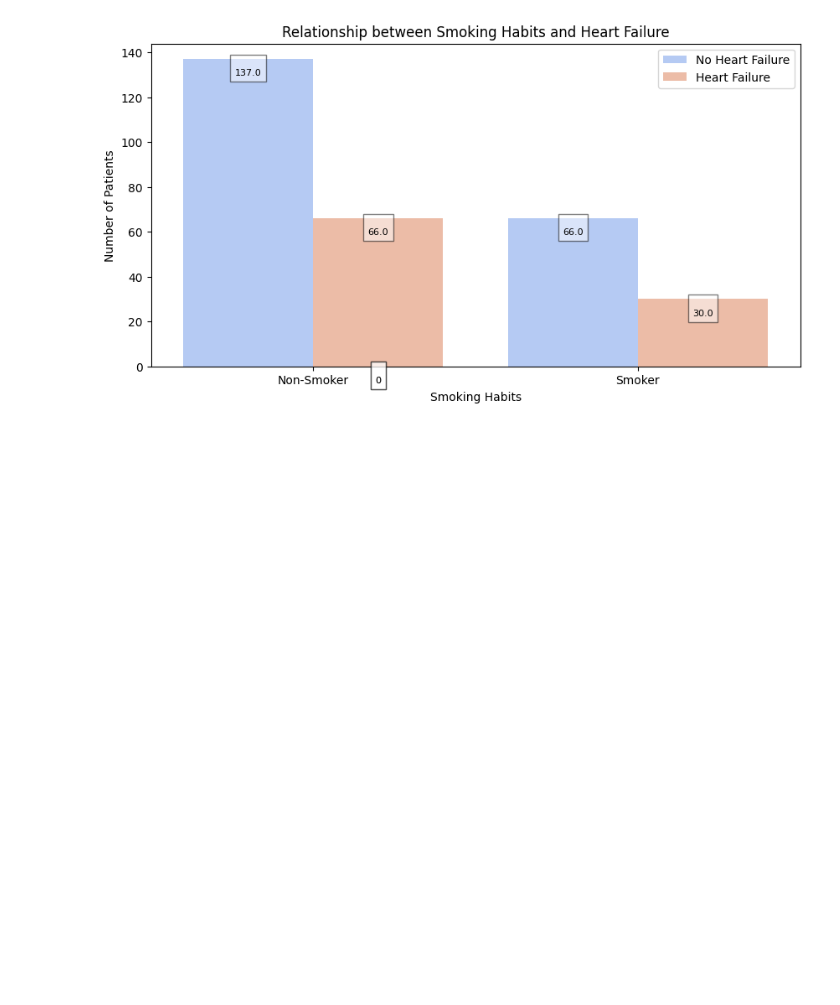
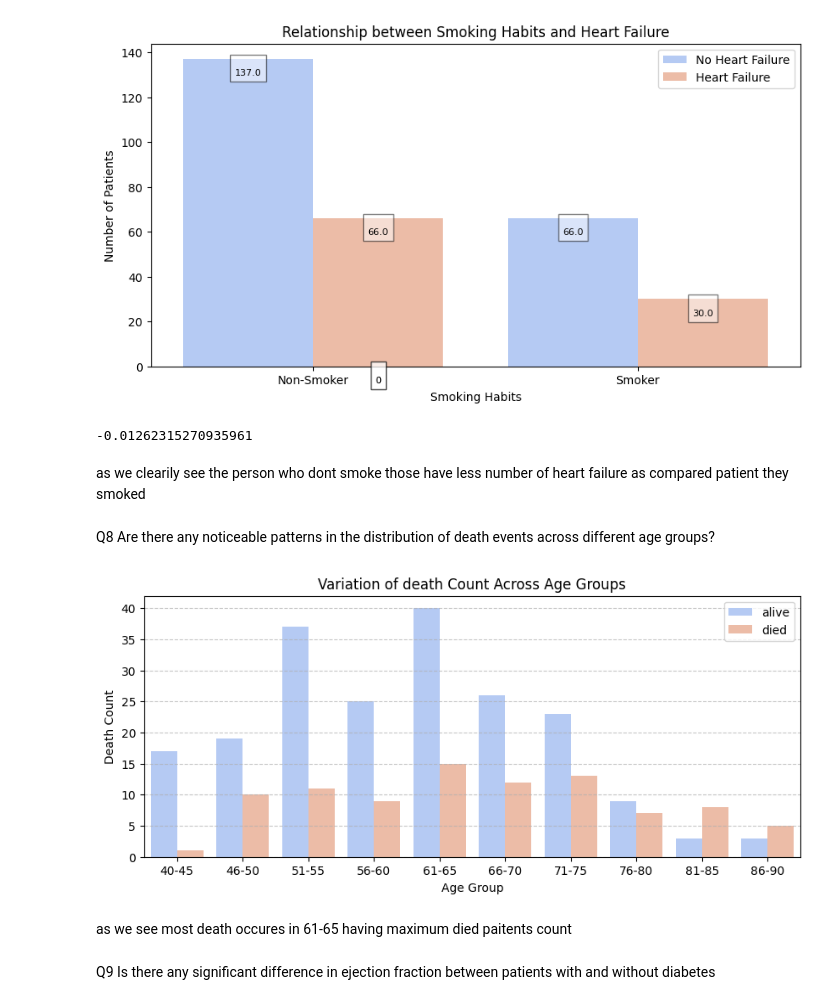
Before and after one commit to rayliegh7/Full_Stack_Data_science_Pro, a Jupyter notebook: Assignments/EDA-Assignment1.ipynb, the cells around one changed output. Drawn from its saved outputs; the diff is of its cells as text; code cells hidden in the pictures; blank space fills up the shorter version.

```diff
--- a/Assignments/EDA-Assignment1.ipynb
+++ b/Assignments/EDA-Assignment1.ipynb
@@ -154,3 +156,30 @@ plt.ylabel('Number of Patients')
 plt.show()
 # %% [output]
 [figure]
+# %%
+df['smoking'].corr(df['DEATH_EVENT'])
+# %% [output]
+-0.01262315270935961
+# %% [markdown]
+as we clearily see the person who dont smoke those have less number of heart failure as compared patient they smoked
+# %% [markdown]
+Q8 Are there any noticeable patterns in the distribution of death events across different age groups?
+# %%
+bins = [40, 45, 50,55, 60,65, 70,75, 80,85, 90]  # Age groups
+labels = ["40-45","46-50","51-55","56-60", "61-65", "66-70", "71-75","76-80","81-85","86-90"]
+df["age_group"] = pd.cut(df["age"], bins=bins, labels=labels, right=False)
+plt.figure(figsize=(10, 4))
+sns.countplot(data=df, x="age_group", hue="DEATH_EVENT", palette="coolwarm")
+
+plt.legend(labels=['alive','died'])
+plt.xlabel("Age Group")
+plt.ylabel("Death Count")
+plt.title("Variation of death Count Across Age Groups")
+plt.grid(axis="y", linestyle="--", alpha=0.7)
+plt.show()
+# %% [output]
+[figure, added]
+# %% [markdown]
+as we see most death occures in 61-65 having maximum died paitents count
+# %% [markdown]
+Q9 Is there any significant difference in ejection fraction between patients with and without diabetes
```
Also changed, not shown: parts of 5 cells of this notebook.
